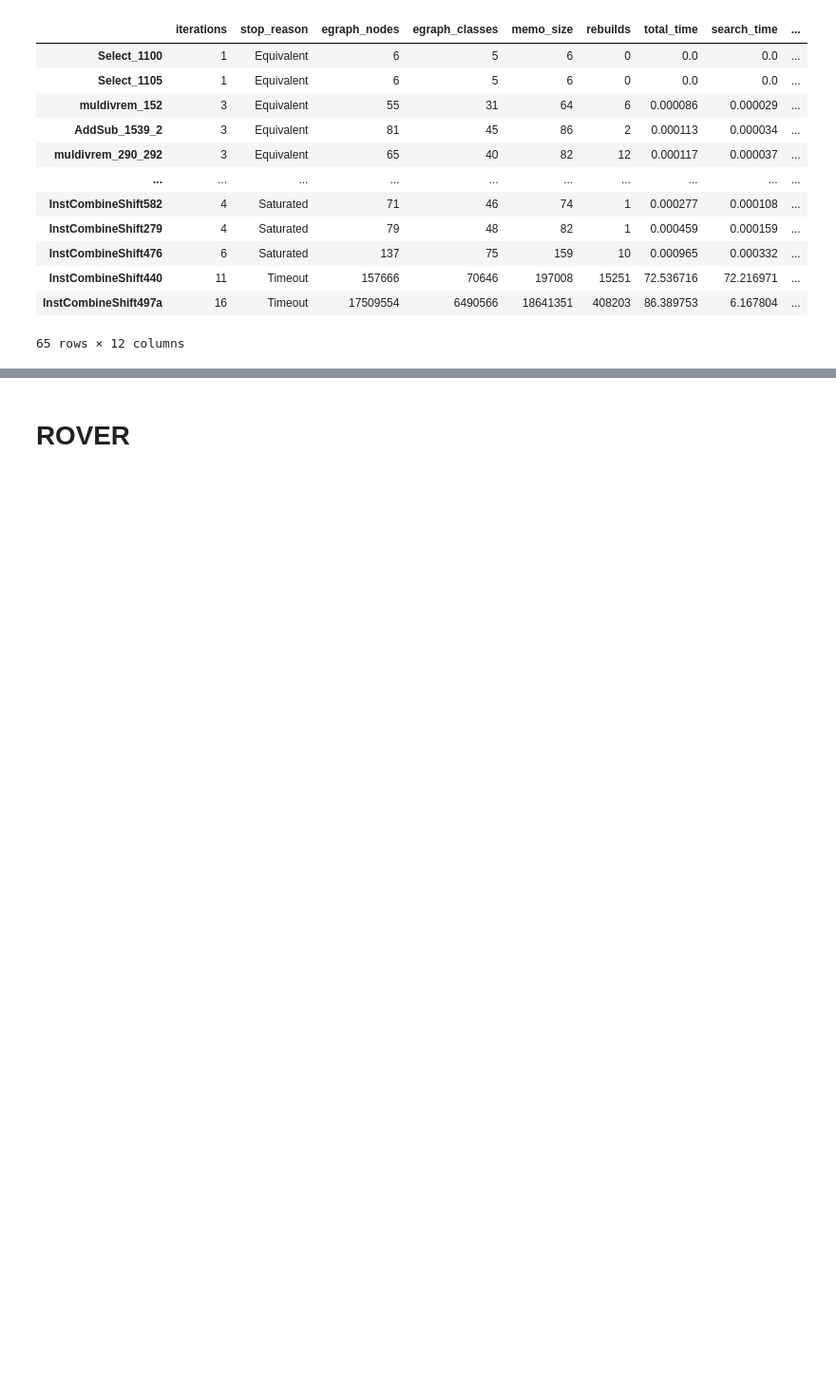
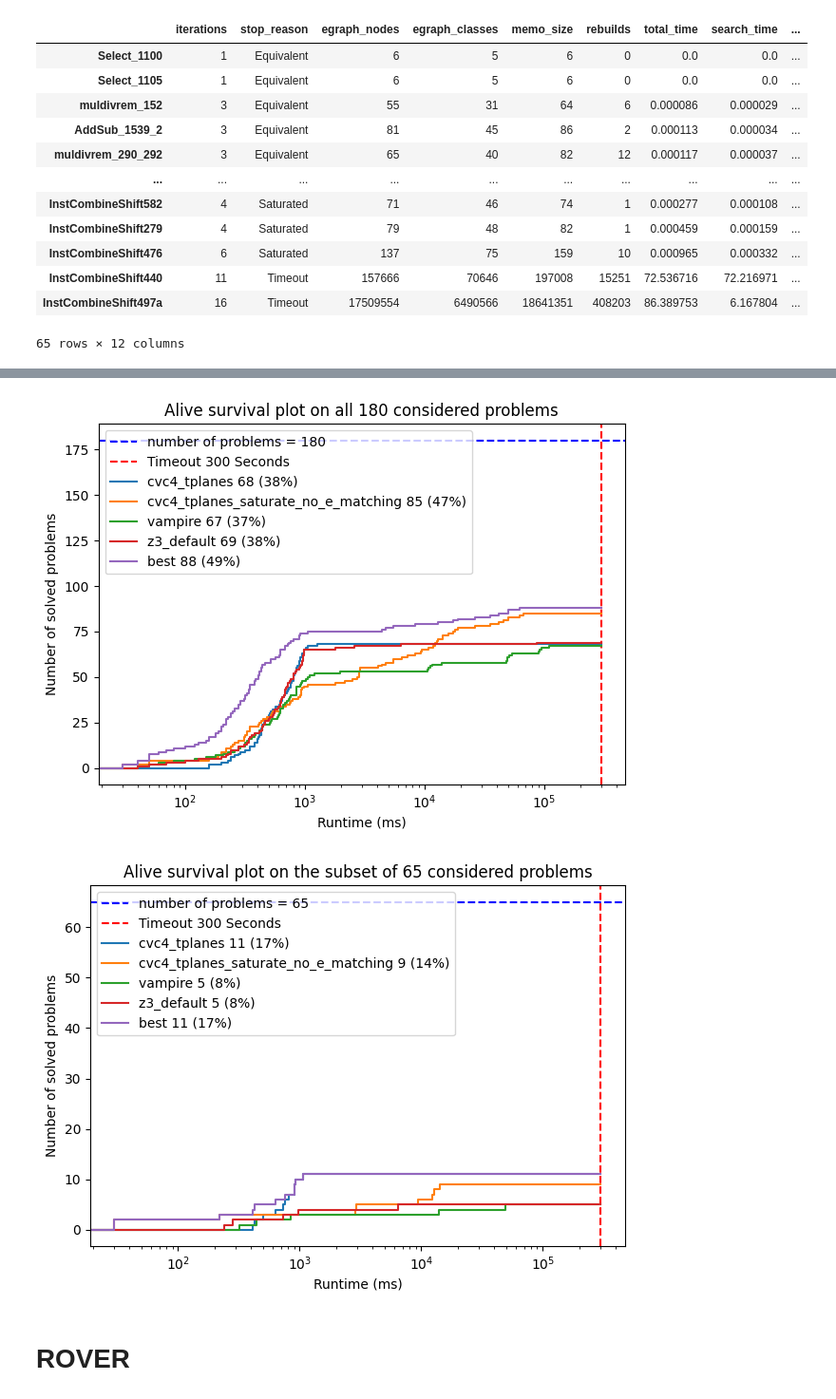
Before and after one commit to luigirinaldi/fyp, a Jupyter notebook: gen_graphs/scripts/graphing/eval_graphs.ipynb, the cells around one changed output, grey strips where cells are left out. Shown at 95% size. Cells and saved outputs as stored; diff of their text form; code cells hidden in the pictures; blank space fills up the shorter version.

```diff
--- a/gen_graphs/scripts/graphing/eval_graphs.ipynb
+++ b/gen_graphs/scripts/graphing/eval_graphs.ipynb
@@ -78,3 +147,26 @@ sledge['alive']
+# %%
+fig, ax = plt.subplots()
+
+toward_data['best'] = toward_data.apply(combine_results, axis=1)
+
+plot_cactus(ax, toward_data, 300000)
+ax.legend(loc='upper left')
+ax.set_title('Alive survival plot on all 180 considered problems')
+plt.tight_layout()
+plt.show()
+
+fig, ax = plt.subplots()
+
+filtered = toward_data.filter(items=sledge['alive'].index.to_list(), axis=0)
+
+plot_cactus(ax, filtered,  300000)
+ax.legend(loc='upper left')
+ax.set_title('Alive survival plot on the subset of 65 considered problems')
+plt.tight_layout()
+plt.show()
+# %% [output]
+[figure, added]
+[figure, added]
 # %% [markdown]
 # ROVER
 # %%
```
Also changed, not shown: parts of 9 cells of this notebook, 1 other file.
